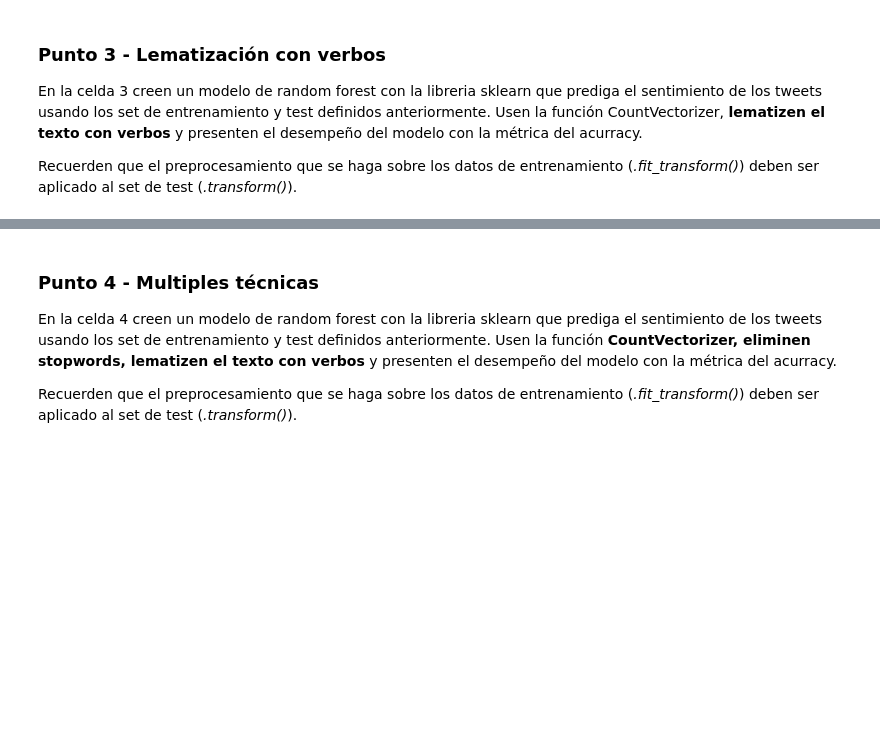
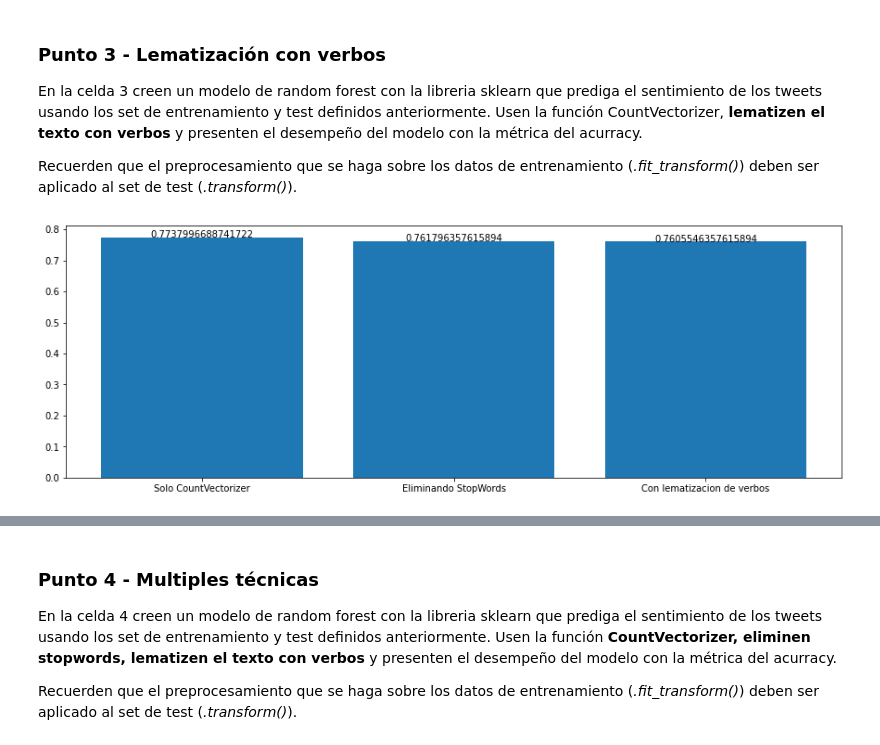
Before and after one commit to jboca-andes/MIAD_ML_and_NLP, a Jupyter notebook: Semana 5/S5TC1_Analisis_Sentimientos.ipynb, the cells around one changed output, grey strips where cells are left out. Saved outputs shown, nothing was run; the diff lists cells and outputs as text; code cells hidden in the pictures; blank space fills up the shorter version.

```diff
--- a/Semana 5/S5TC1_Analisis_Sentimientos.ipynb
+++ b/Semana 5/S5TC1_Analisis_Sentimientos.ipynb
@@ -125,16 +152,20 @@ En la celda 3 creen un modelo de random forest con la libreria sklearn que predi
 Recuerden que el preprocesamiento que se haga sobre los datos de entrenamiento  (*.fit_transform()*) deben ser aplicado al set de test (*.transform()*).
 # %%
 # Celda 3
+%%time
 class lematizador(object):
   def __init__(self):
     self.wnl = WordNetLemmatizer()
   def __call__(self, palabras):
     return [self.wnl.lemmatize(p, 'v') for p in palabras.split(' ')]
 
 vec = CountVectorizer(tokenizer=lematizador())
 rfc = RandomForestClassifier()
 X_train_vec = vec.fit_transform(X_train)
 rfc.fit(X_train_vec, y_train)
 test = rfc.predict(vec.transform(X_test))
 accuracy_score(y_test, test)
+resultados["Con lematizacion de verbos"] = accuracy_score(y_test, test)
+graficar(resultados)
 # %% [output]
+[figure, added]
```
Also changed, not shown: parts of 9 cells of this notebook.
